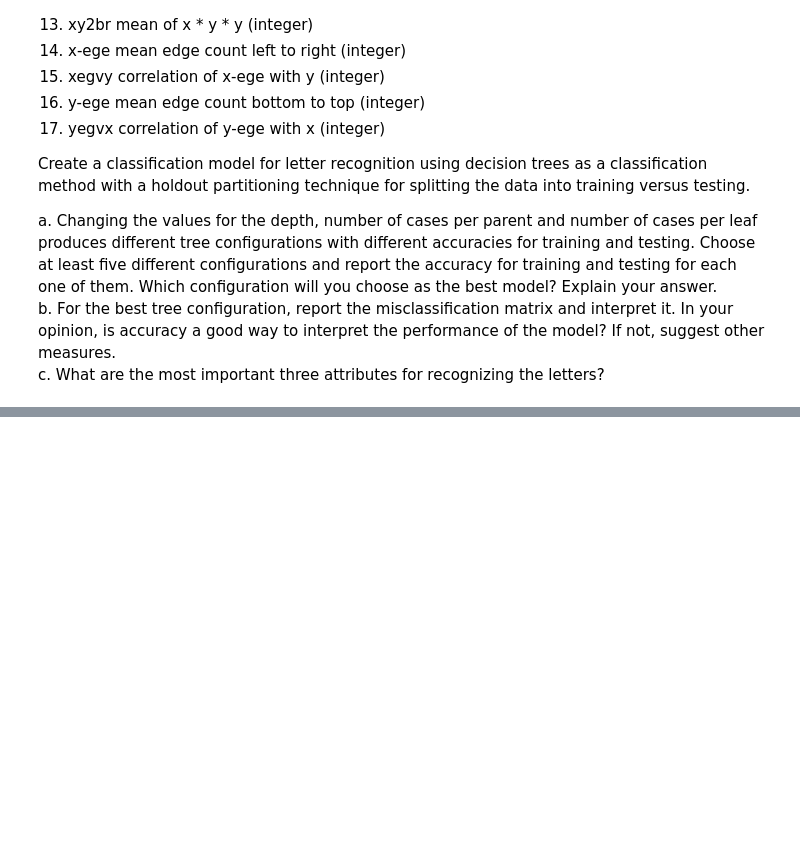
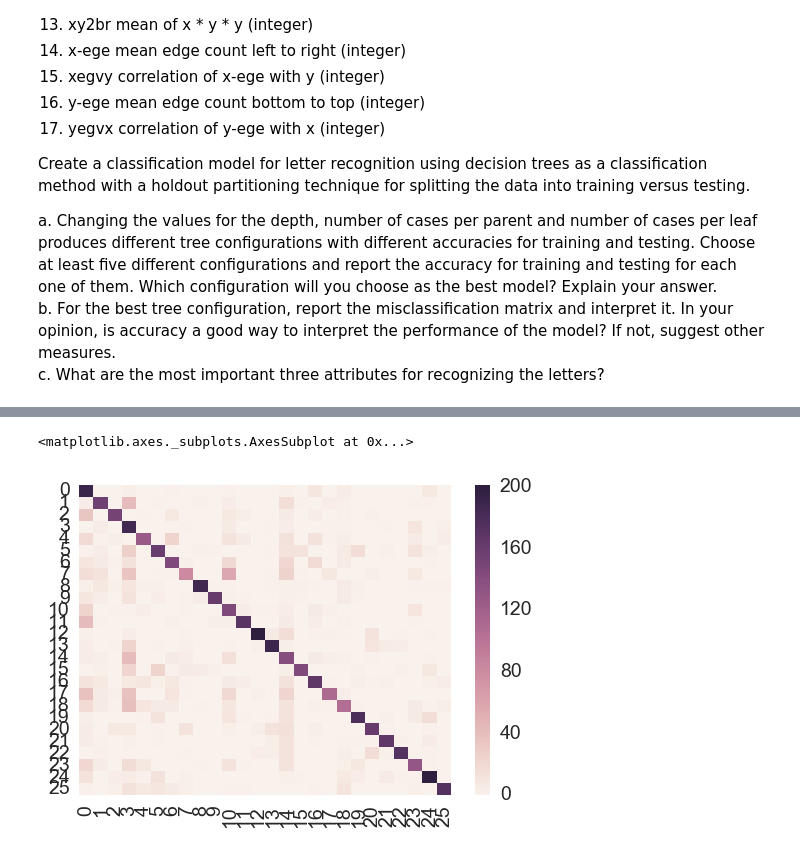
Before and after one commit to PixarJunkie/fundamentals-of-data-science, a Jupyter notebook: notebooks/assignment-4.ipynb, the cells around one changed output, grey strips where cells are left out. Cells and saved outputs as stored; diff of their text form; code cells hidden in the pictures; blank space fills up the shorter version.

```diff
--- a/notebooks/assignment-4.ipynb
+++ b/notebooks/assignment-4.ipynb
@@ -42,6 +69,21 @@ c. What are the most important three attributes for recognizing the letters?
 # %%
 #Import data
-data_url = 'https://github.com/PixarJunkie/fundamentals-of-data-science/raw/master/data/sledata.txt'
-data_df = pd.read_table(data_url, header = None, sep = " ")
-sled_df.rename(columns = {11: 'label'}, inplace = True)
-sled_df.head()
+data_url = 'https://raw.github.com/PixarJunkie/fundamentals-of-data-science/master/data/letter_data.csv'
+data_df = pd.read_csv(data_url, sep = ";")
+
+data_df.rename(columns = {'lettr': 'label'}, inplace = True)
+# %%
+#Features and labels
+X = data_df.loc[:, data_df.columns != 'label']
+y = data_df.loc[:, data_df.columns == 'label']
+
+#Train test split
+X_train, X_test, y_train, y_test = train_test_split(X, y, test_size = 0.3, random_state = 111)
+
+print('X_train size: ' + str(X_train.shape))
+print('X_test size: ' + str(X_test.shape))
+print('y_train size: ' + str(y_train.shape))
+print('y_test size: ' + str(y_test.shape))
+
+labels = y_train.label
+feature_lst = list(X_train.columns)
@@ -47,0 +117,13 @@ sled_df.head()
+# %%
+#Decision tree model with best configuration
+dt = DecisionTreeClassifier(criterion = 'gini', random_state = 23, max_depth = 10, min_samples_leaf = 5, min_samples_split = 10)
+dt = dt.fit(X_train, y_train)
+
+predictions = dt.predict(X_test)
+
+#Confusion matrix plot
+conf_arr = confusion_matrix(y_test, predictions)
+sns.heatmap(conf_arr)
+# %% [output]
+<matplotlib.axes._subplots.AxesSubplot at 0x...>
+[figure, added]
```
Also changed, not shown: parts of 16 cells of this notebook, 3 other files.
